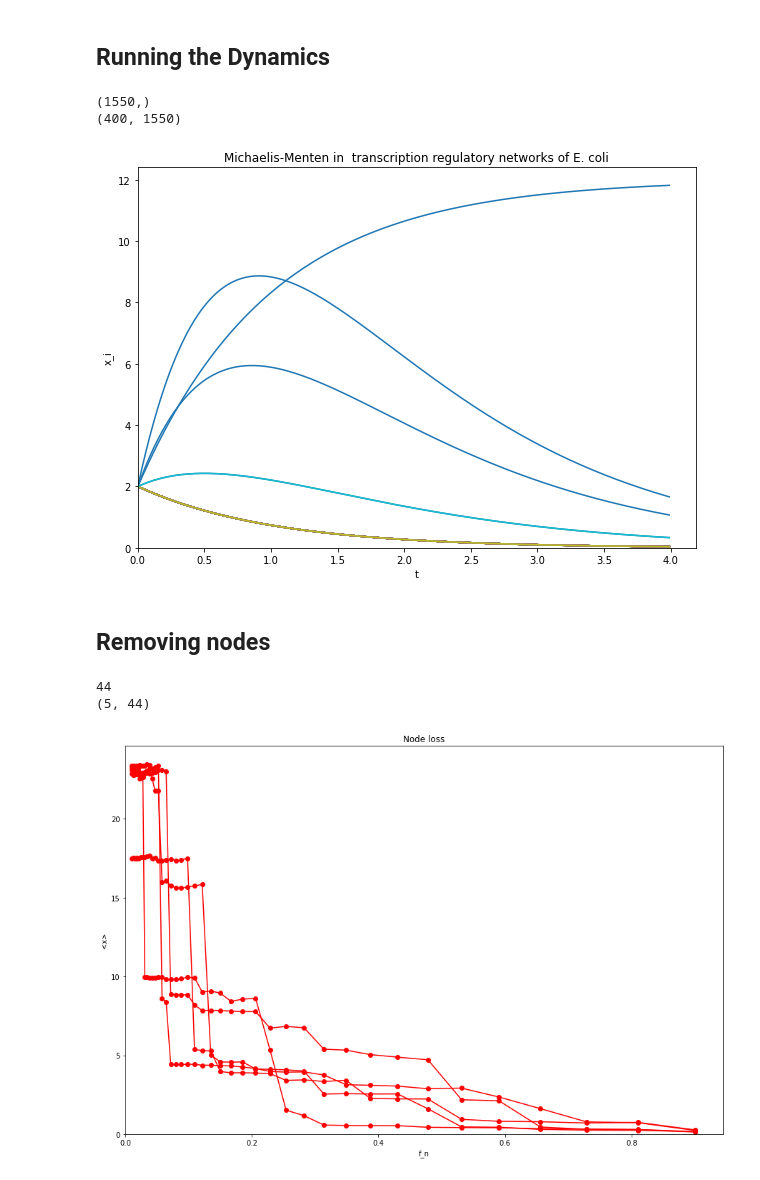
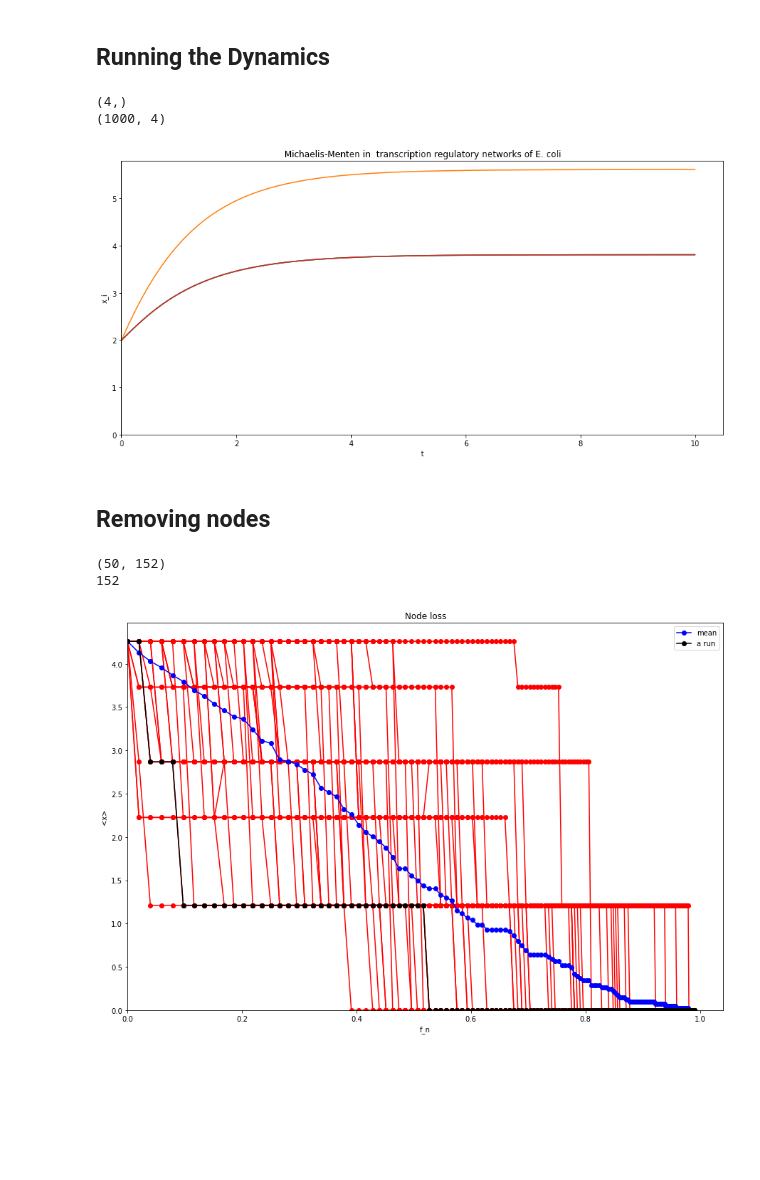
Before and after one commit to PranavAga/resilience-in-complex_networks, a Jupyter notebook: 3d.ipynb, the cells around one changed output. Drawn from its saved outputs; the diff is of its cells as text; code cells hidden in the pictures; blank space fills up the shorter version.

```diff
--- a/3d.ipynb
+++ b/3d.ipynb
@@ -25,42 +18,62 @@ A.shape
+# %%
+def get_GCC(A, cutoff=2):
+    G = nx.from_numpy_matrix(A,
+        create_using=nx.DiGraph
+    )
+
+    largest_component = max(nx.strongly_connected_components(G), key=len)
+
+    GCC_idx = np.array(G.subgraph(largest_component))
+
+    if GCC_idx.shape[0]<cutoff:
+        return np.array([])
+
+    A_rows = A[GCC_idx]
+    A_gcc = A_rows[:,GCC_idx]
+
+    return A_gcc
 # %% [markdown]
 ## Running the Dynamics
 # %%
 def michealis_menten_ODE(values, t, A, B=1, f=1, h=2):
 
-    dvalues_dt = -B*np.power(values, f*np.ones(values.size)) + np.dot(A,values)
+    dvalues_dt = -B*np.power(values, f*np.ones(values.size))
+
+    vpowh = np.power(values, h*np.ones(values.size))
+    dvalues_dt+= np.dot(A,vpowh/(vpowh+1))
 
     return dvalues_dt
+# %%
+A_gcc = get_GCC(A)
 # %%
-n_nodes = A.shape[0]
+n_nodes = A_gcc.shape[0]
 initial_values = np.ones(n_nodes) * 2
 print(initial_values.shape)
-t = np.arange(0, 4, 0.01)
+t = np.arange(0, 10, 0.01)
 
-values = odeint(michealis_menten_ODE, initial_values, t, args=(A,))
+values = odeint(michealis_menten_ODE, initial_values, t, args=(A_gcc,))
 
 print(values.shape)
 # %% [output]
-(1550,)
-(400, 1550)
+(4,)
+(1000, 4)
 # %%
-plt.figure(figsize=(10,7))
+plt.figure(figsize=(15,7))
 
 np.random.seed(SEED)
-plot_nodes = np.random.choice(np.arange(n_nodes),50)
+plot_nodes = np.random.choice(np.arange(values.shape[1]),values.shape[1],replace=False)
 
-for i in plot_nodes:
-    # print
-    plt.plot(t, values[:,i])
+plt.plot(t[:], values[:,plot_nodes])
 plt.ylim(ymin=0)
 plt.xlim(xmin=0)
 plt.xlabel('t')
 plt.ylabel('x_i')
 
 plt.title('Michaelis-Menten in  transcription regulatory networks of E. coli')
 
 plt.show()
 # %% [output]
-[figure, old version]
+[figure, new version]
 # %% [markdown]
 ## Removing nodes
 # %%
@@ -115,14 +104,0 @@ for seed in tqdm(run_seed):
-# %%
-activities_nruns = np.array(activities_nruns)
-f_n = f_n_max
-f_ns = []
-
-while f_n > 0.01:
-        f_ns.append(f_n)
-        f_n -= f_n*f_rm
-
-print(len(f_ns))
-print(activities_nruns.shape)
-# %% [output]
-44
-(5, 44)
@@ -129,13 +145,24 @@ print(activities_nruns.shape)
+# %%
+activities_nruns = np.array(activities_nruns)
+
+print(activities_nruns.shape)
+print(len(F_N))
+# %% [output]
+(50, 152)
+152
 # %%
 plt.figure(figsize=(15,10))
-plt.plot(f_ns,activities_nruns.T, 'o-', color='r')
+plt.plot(F_N,activities_nruns.T, 'o-', color='r')
+plt.plot(F_N,np.mean(activities_nruns,axis=0), 'o-', color='blue', label='mean')
+plt.plot(F_N,activities_nruns[np.random.choice(range(nruns),1)[0]], 'o-', color='black', label='a run')
 
 plt.ylim(ymin=0)
 plt.xlim(xmin=0)
 plt.xlabel(f'f_n')
 plt.ylabel(f'<x>')
 plt.title('Node loss')
+plt.legend()
 
 plt.show()
 # %% [output]
-[figure, old version]
+[figure, new version]
```
Also changed, not shown: parts of 10 cells of this notebook.
